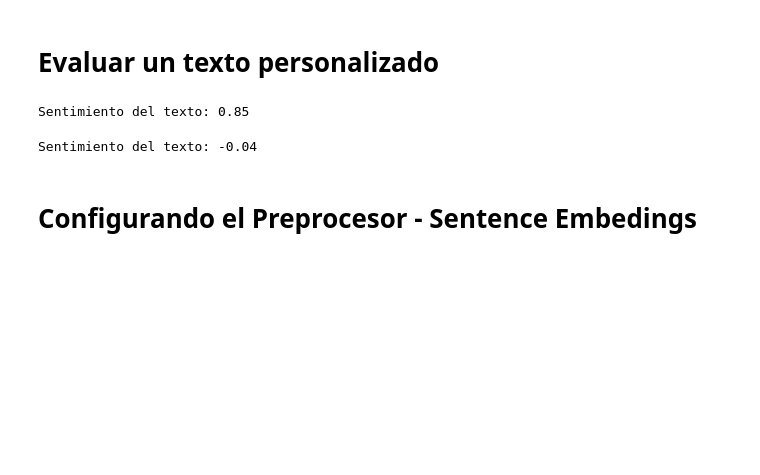
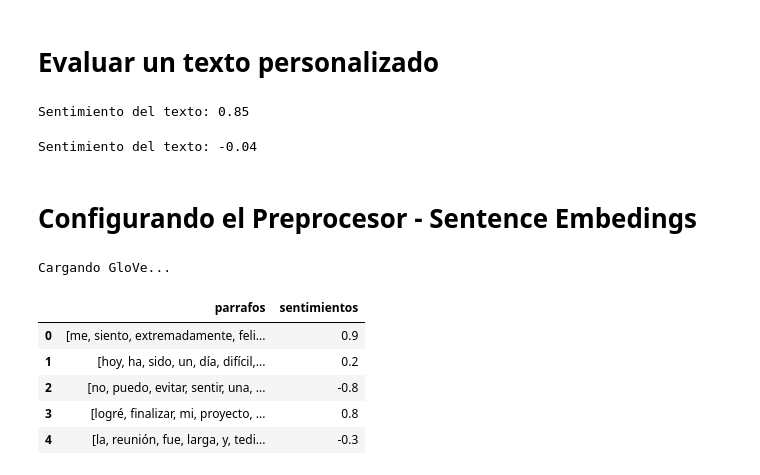
Before and after one commit to GabrielBarrientos99/RNNs_Bidirectional_Sentiment_Analysis, a Jupyter notebook: RNNs_03.ipynb, the cells around one changed output. Drawn from its saved outputs; the diff is of its cells as text; code cells hidden in the pictures; blank space fills up the shorter version.

```diff
--- a/RNNs_03.ipynb
+++ b/RNNs_03.ipynb
@@ -313,6 +313,20 @@ class Preprocessor:
 
         return embeddings
 
+    def get_embedding_parrafo(self, parrafo: str) -> torch.Tensor:
+        ''' Método que obtiene el embedding promedio de un párrafo '''
+        parrafo = re.findall(r'\w+', parrafo.lower())
+        embeddings = [self.embedding_model[word] for word in parrafo if word in self.embedding_model]
+        if embeddings:
+            # Calculamos el promedio de los embeddings
+            paragraph_embedding = torch.tensor(embeddings).mean(dim=0)
+            # Reshape del tensor
+            paragraph_embedding = paragraph_embedding.view(1,-1)
+        else:
+            paragraph_embedding = np.zeros(self.embedding_dim)
+
+        return paragraph_embedding
+
     def create_X_y_text(self, df: str) -> torch.Tensor:
         X = []
         y = []
@@ -321,12 +335,18 @@ class Preprocessor:
             if embeddings:
                 # Calculamos el promedio de los embeddings
                 paragraph_embedding = torch.tensor(embeddings).mean(dim=0)
+                # Reshape del tensor
+                paragraph_embedding = paragraph_embedding.view(1,-1)
             else:
                 paragraph_embedding = np.zeros(self.embedding_dim)  # Vector de ceros si no se encuentran palabras válidas
             X.append(paragraph_embedding)
             # Convertimos el sentimiento a tensor
             sentimiento = torch.tensor(sentimiento)
             y.append(sentimiento)
+
+        # Convertimos las listas a tensores
+        X = torch.stack(X)
+
         return X,y
 
     def create_X_y_words(self, df: pd.DataFrame) -> list:
@@ -374,0 +505,14 @@ class Preprocessor:
+# %%
+# Crear el preprocesador
+preprocessor_train = Preprocessor('./train_data.txt', embedding_type='glove')
+# %% [output]
+Cargando GloVe...
+# %%
+preprocessor_train.df_words.head()
+# %% [output]
+|  | parrafos | sentimientos |
+| 0 | [me, siento, extremadamente, feli... | 0.9 |
+| 1 | [hoy, ha, sido, un, día, difícil,... | 0.2 |
+| 2 | [no, puedo, evitar, sentir, una, ... | -0.8 |
+| 3 | [logré, finalizar, mi, proyecto, ... | 0.8 |
+| 4 | [la, reunión, fue, larga, y, tedi... | -0.3 |
```
Also changed, not shown: parts of 8 cells of this notebook, 1 other file.
